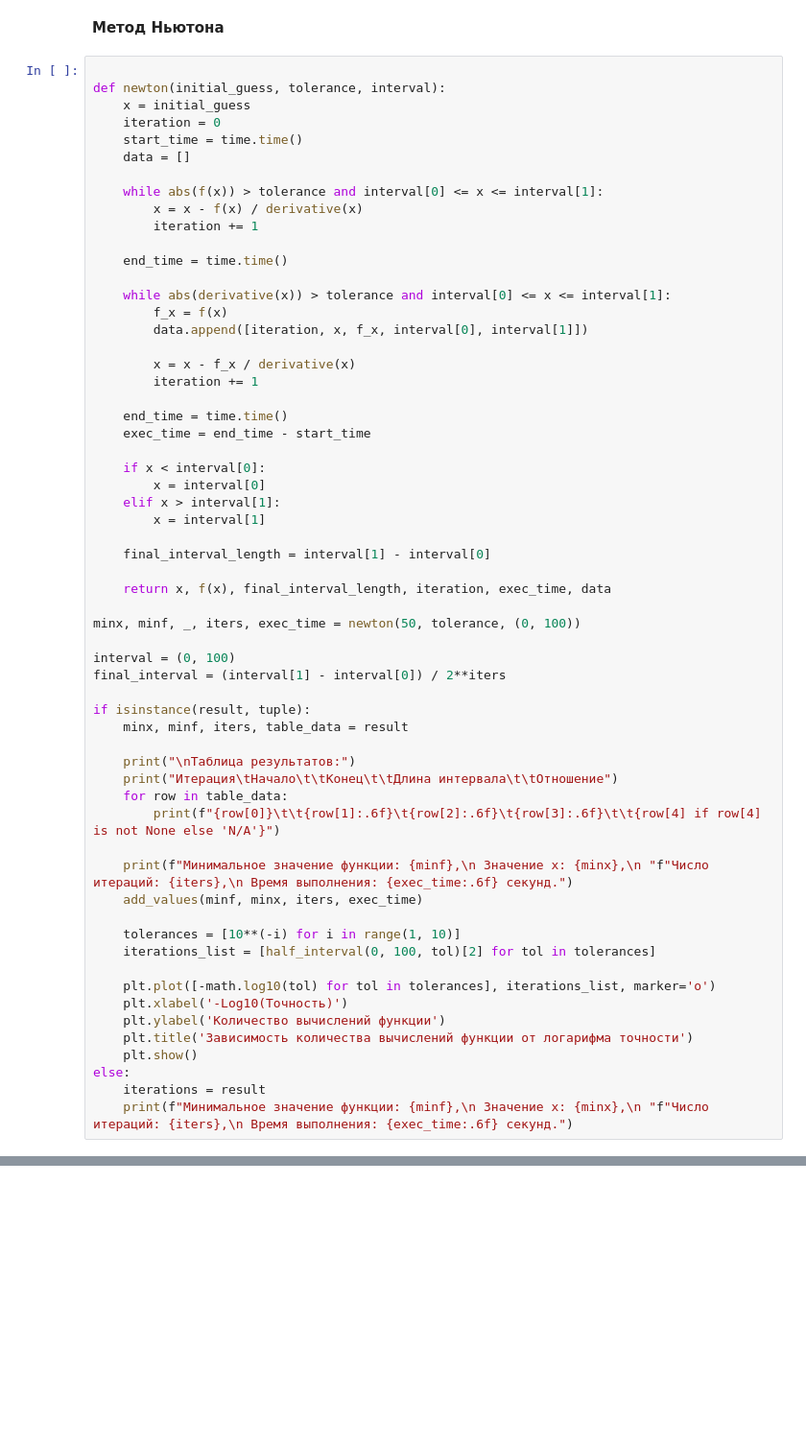
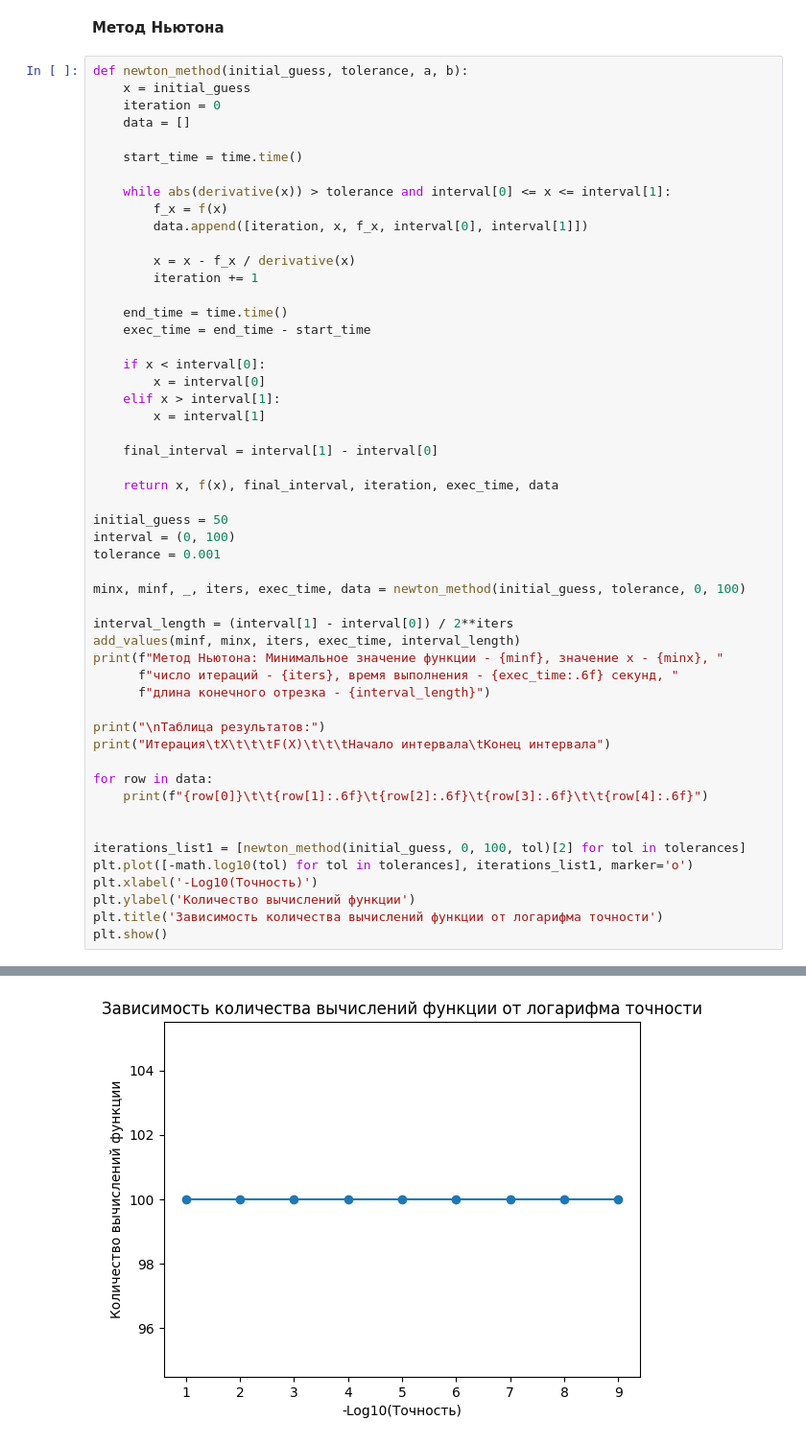
Before and after one commit to tsukerin/math, a Jupyter notebook: practice3-4/main.ipynb, the cells around one changed output, grey strips where cells are left out. Shown: that part at 96% size. Saved outputs shown, nothing was run; the diff lists cells and outputs as text; blank space fills up the shorter version.

```diff
--- a/practice3-4/main.ipynb
+++ b/practice3-4/main.ipynb
@@ -263,18 +267,12 @@ else:
 # %% [markdown]
 <b>Метод Ньютона</b>
 # %%
-
-def newton(initial_guess, tolerance, interval):
+def newton_method(initial_guess, tolerance, a, b):
     x = initial_guess
     iteration = 0
-    start_time = time.time()
     data = []
 
-    while abs(f(x)) > tolerance and interval[0] <= x <= interval[1]:
-        x = x - f(x) / derivative(x)
-        iteration += 1
-
-    end_time = time.time()
+    start_time = time.time()
 
     while abs(derivative(x)) > tolerance and interval[0] <= x <= interval[1]:
         f_x = f(x)
@@ -291,35 +289,33 @@ def newton(initial_guess, tolerance, interval):
     elif x > interval[1]:
         x = interval[1]
 
-    final_interval_length = interval[1] - interval[0]
+    final_interval = interval[1] - interval[0]
 
-    return x, f(x), final_interval_length, iteration, exec_time, data
+    return x, f(x), final_interval, iteration, exec_time, data
 
-minx, minf, _, iters, exec_time = newton(50, tolerance, (0, 100))
+initial_guess = 50
+interval = (0, 100)
+tolerance = 0.001
 
-interval = (0, 100)
-final_interval = (interval[1] - interval[0]) / 2**iters
+minx, minf, _, iters, exec_time, data = newton_method(initial_guess, tolerance, 0, 100)
 
-if isinstance(result, tuple):
-    minx, minf, iters, table_data = result
+interval_length = (interval[1] - interval[0]) / 2**iters
+add_values(minf, minx, iters, exec_time, interval_length)
+print(f"Метод Ньютона: Минимальное значение функции - {minf}, значение x - {minx}, "
+      f"число итераций - {iters}, время выполнения - {exec_time:.6f} секунд, "
+      f"длина конечного отрезка - {interval_length}")
 
-    print("\nТаблица результатов:")
-    print("Итерация\tНачало\t\tКонец\t\tДлина интервала\t\tОтношение")
-    for row in table_data:
-        print(f"{row[0]}\t\t{row[1]:.6f}\t{row[2]:.6f}\t{row[3]:.6f}\t\t{row[4] if row[4] is not None else 'N/A'}")
+print("\nТаблица результатов:")
+print("Итерация\tX\t\t\tF(X)\t\t\tНачало интервала\tКонец интервала")
 
-    print(f"Минимальное значение функции: {minf},\n Значение x: {minx},\n "f"Число итераций: {iters},\n Время выполнения: {exec_time:.6f} секунд.")
-    add_values(minf, minx, iters, exec_time)
+for row in data:
+    print(f"{row[0]}\t\t{row[1]:.6f}\t{row[2]:.6f}\t{row[3]:.6f}\t\t{row[4]:.6f}")
 
-    tolerances = [10**(-i) for i in range(1, 10)]
-    iterations_list = [half_interval(0, 100, tol)[2] for tol in tolerances]
 
-    plt.plot([-math.log10(tol) for tol in tolerances], iterations_list, marker='o')
-    plt.xlabel('-Log10(Точность)')
-    plt.ylabel('Количество вычислений функции')
-    plt.title('Зависимость количества вычислений функции от логарифма точности')
-    plt.show()
-else:
-    iterations = result
-    print(f"Минимальное значение функции: {minf},\n Значение x: {minx},\n "f"Число итераций: {iters},\n Время выполнения: {exec_time:.6f} секунд.")
+iterations_list1 = [newton_method(initial_guess, 0, 100, tol)[2] for tol in tolerances]
+plt.plot([-math.log10(tol) for tol in tolerances], iterations_list1, marker='o')
+plt.xlabel('-Log10(Точность)')
+plt.ylabel('Количество вычислений функции')
+plt.title('Зависимость количества вычислений функции от логарифма точности')
+plt.show()
 # %% [output]
@@ -327,3 +339,4 @@ ValueError: too many values to unpack (expected 5)
+[figure, added]
 # %%
 df = pd.DataFrame({'Метод': ['Метод половинного деления', 'Метод золотого сечения', 'Метод Фибоначчи', 'Метод Ньютона'], 'Минимальное значение f(x)': minf_list, 'min(x)': minx_list, 'Число итераций': iter_list, 'Время выполнения': exec_list, 'Длина конечного отрезка': final_interval_list})
 df.to_excel('Методы.xlsx', index=False)
```
Also changed, not shown: parts of 6 cells of this notebook, 1 other file.
